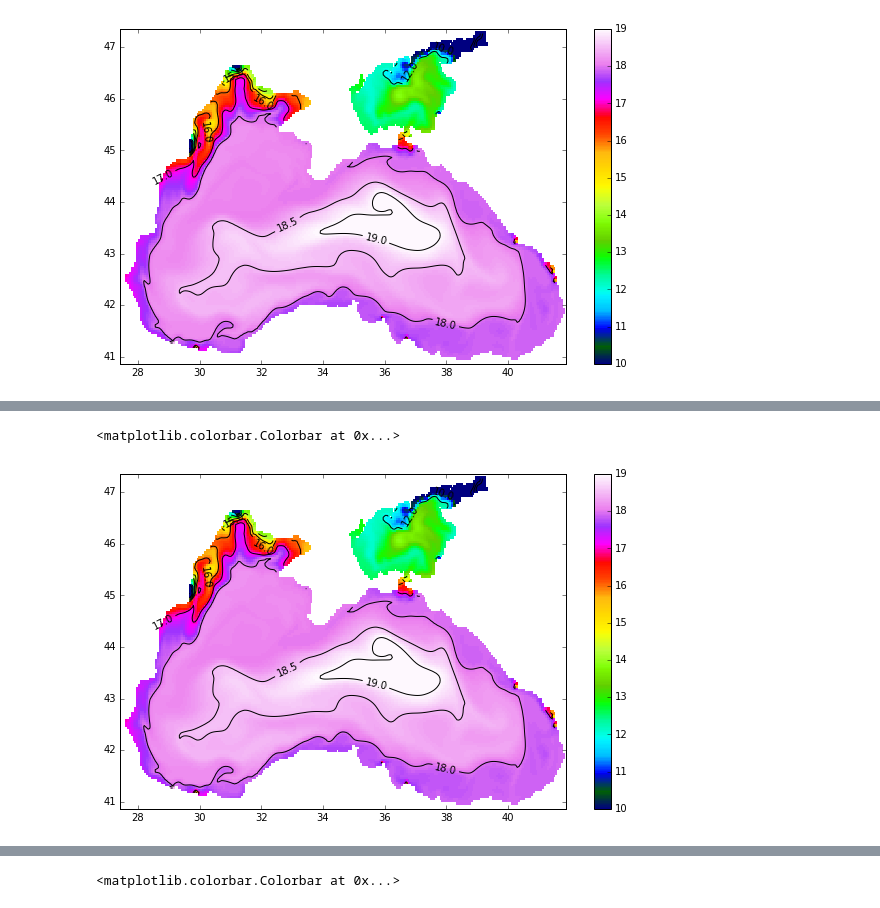
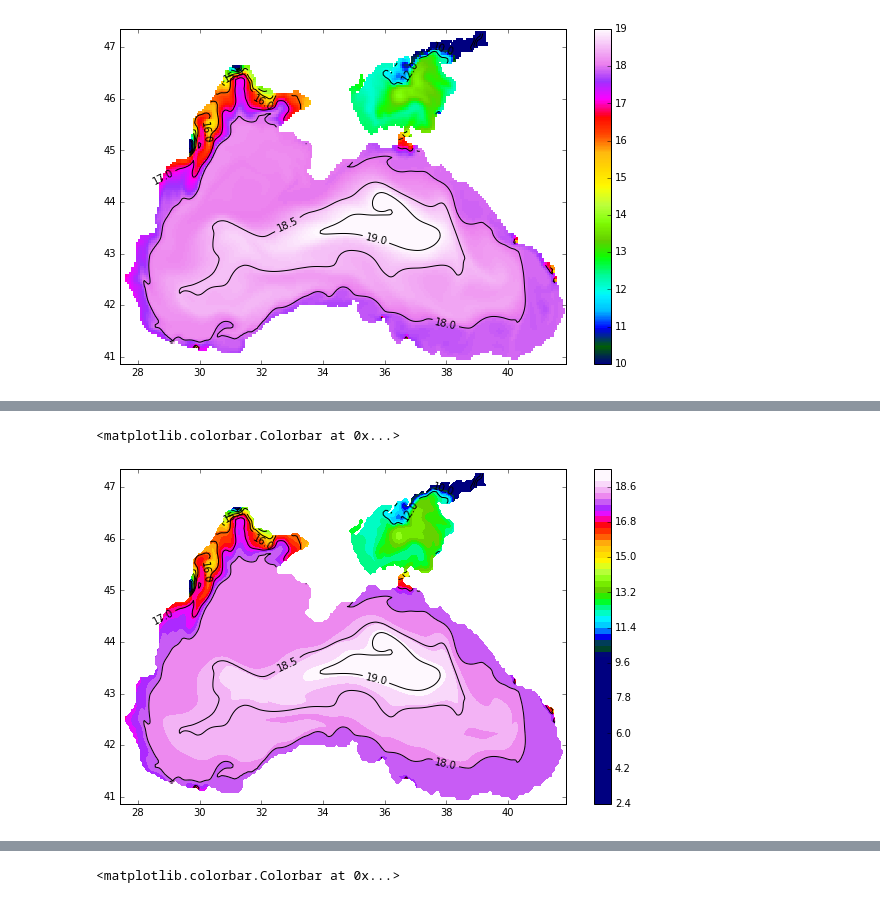
Before and after one commit to amizyuk/pyMHI, a Jupyter notebook: Meeting_04/Meeting_04.ipynb, the cells around one changed output, grey strips where cells are left out. Saved outputs shown, nothing was run; the diff lists cells and outputs as text; code cells hidden in the pictures.

```diff
--- a/Meeting_04/Meeting_04.ipynb
+++ b/Meeting_04/Meeting_04.ipynb
@@ -291,12 +224,12 @@ s1 = salt[70,0]
 # %%
 fig = plt.figure(figsize=(10,6))
 ax = plt.axes()
-pc = ax.pcolor(lon,lat,s0,cmap = plt.cm.gist_ncar,vmin=10,vmax=19)
+pc = ax.contourf(lon,lat,s0,60,cmap = plt.cm.gist_ncar,vmin=10,vmax=19)
 cc = ax.contour(lon,lat,s0,levels=[4,5,6,10,12,14,15,16,17,18,18.5,19],colors='k')
 plt.clabel(cc,fmt='%3.1f')
 plt.colorbar(pc)
 # %% [output]
 <matplotlib.colorbar.Colorbar at 0x...>
-[figure, old version]
+[figure, new version]
 # %%
 from matplotlib.colors import PowerNorm, LogNorm
```
Also changed, not shown: parts of 42 cells of this notebook, 3 other files.
